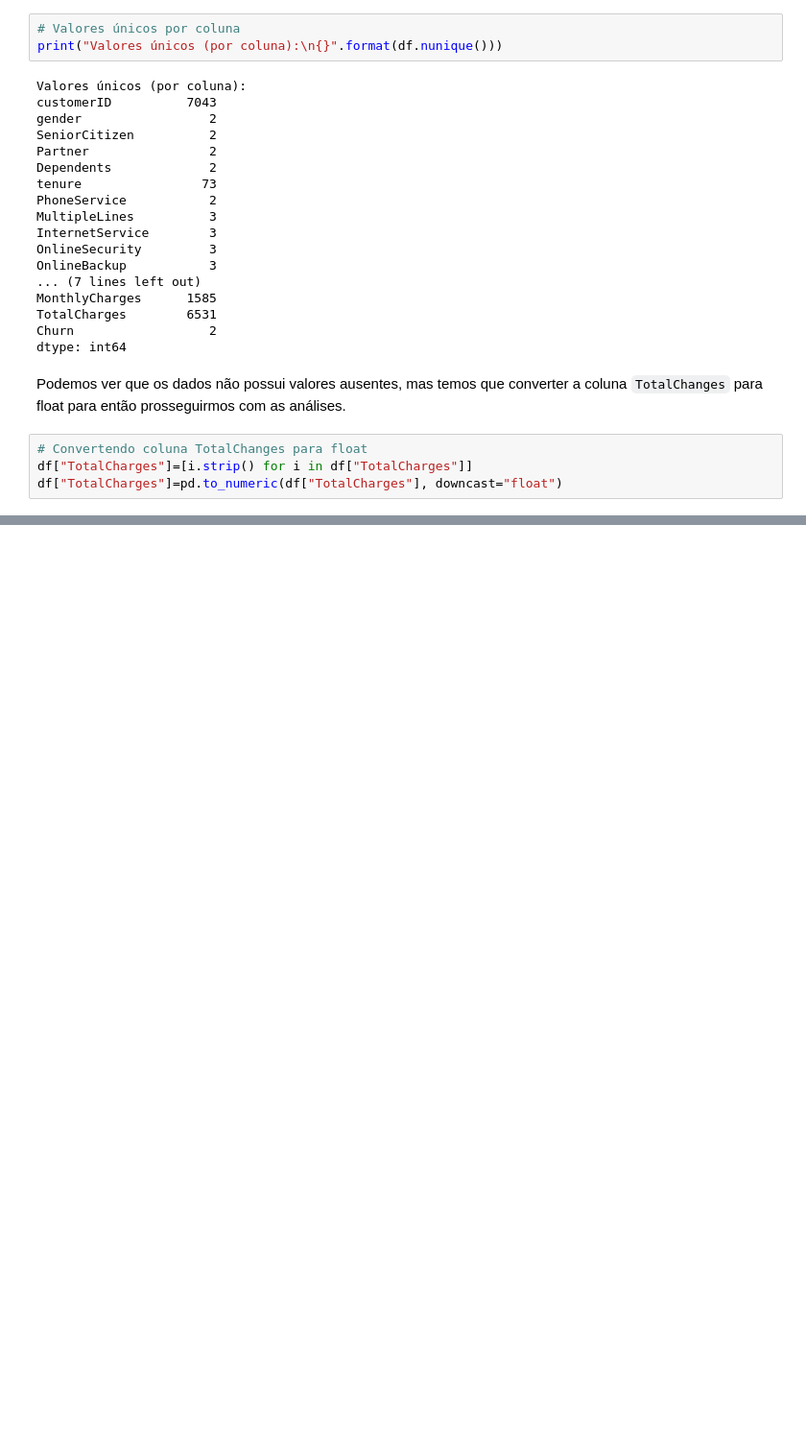
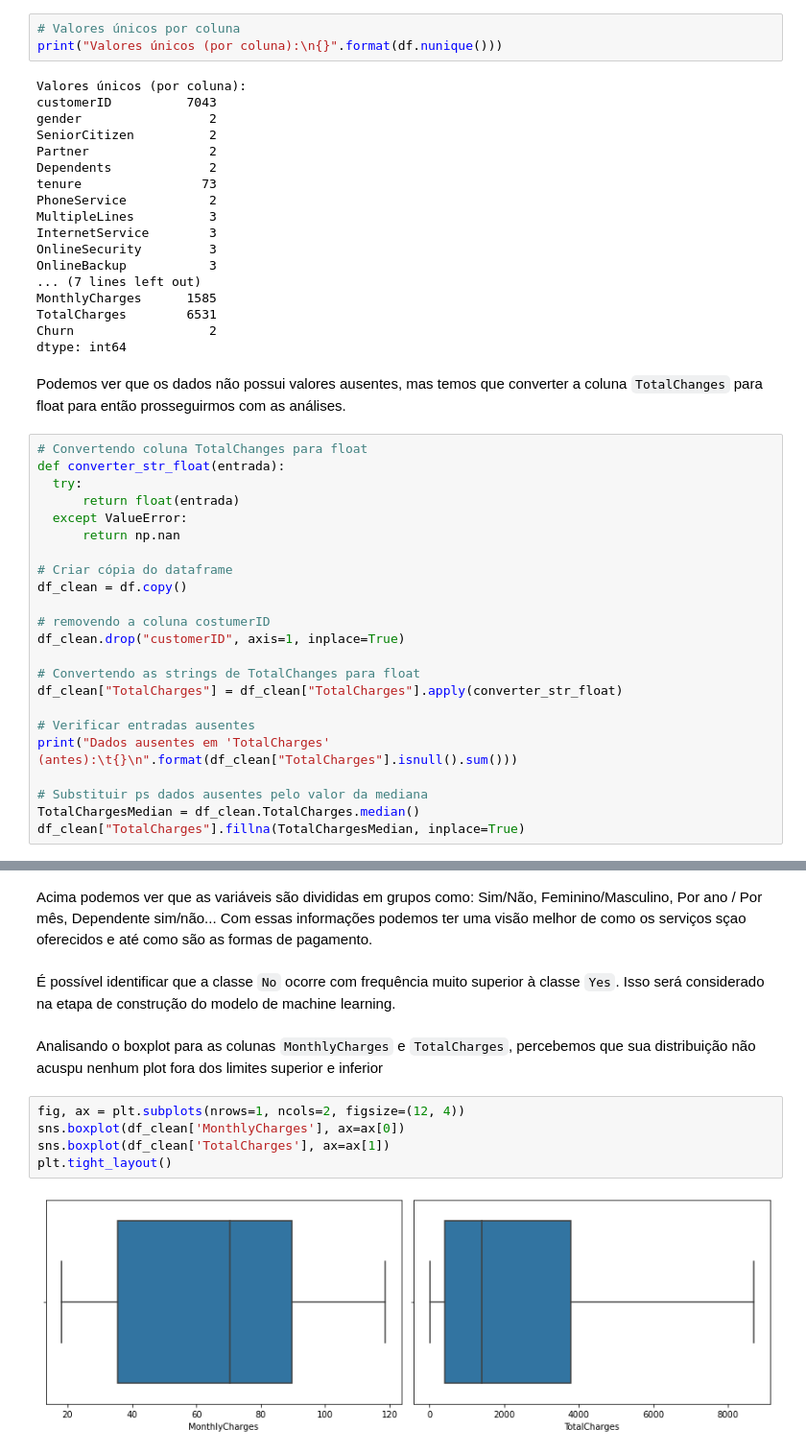
Before and after one commit to marcos-code/Portfolio_DataScience, a Jupyter notebook: Churn.ipynb, the cells around one changed output, grey strips where cells are left out. Shown at 96% size. Saved outputs shown, nothing was run; the diff lists cells and outputs as text; blank space fills up the shorter version.

```diff
--- a/Churn.ipynb
+++ b/Churn.ipynb
@@ -139,7 +139,26 @@ Churn                  2
 dtype: int64
 # %% [markdown]
 Podemos ver que os dados não possui valores ausentes, mas temos que converter a coluna `TotalChanges` para float para então prosseguirmos com as análises.
-# %%
-# Convertendo coluna TotalChanges para float
-df["TotalCharges"]=[i.strip() for i in df["TotalCharges"]]
-df["TotalCharges"]=pd.to_numeric(df["TotalCharges"], downcast="float")
+# %%
+# Convertendo coluna TotalChanges para float
+def converter_str_float(entrada):
+  try:
+      return float(entrada)
+  except ValueError:
+      return np.nan
+
+# Criar cópia do dataframe
+df_clean = df.copy()
+
+# removendo a coluna costumerID
+df_clean.drop("customerID", axis=1, inplace=True)
+
+# Convertendo as strings de TotalChanges para float
+df_clean["TotalCharges"] = df_clean["TotalCharges"].apply(converter_str_float)
+
+# Verificar entradas ausentes
+print("Dados ausentes em 'TotalCharges' (antes):\t{}\n".format(df_clean["TotalCharges"].isnull().sum()))
+
+# Substituir ps dados ausentes pelo valor da mediana
+TotalChargesMedian = df_clean.TotalCharges.median()
+df_clean["TotalCharges"].fillna(TotalChargesMedian, inplace=True)
@@ -166,0 +247,15 @@ dtype: int64
+# %% [markdown]
+Acima podemos ver que as variáveis são divididas em grupos como:
+Sim/Não, Feminino/Masculino, Por ano / Por mês, Dependente sim/não...
+Com essas informações podemos ter uma visão melhor de como os serviços sçao oferecidos e até como são as formas de pagamento.
+# %% [markdown]
+É possível identificar que a classe `No` ocorre com frequência muito superior à classe `Yes`. Isso será considerado na etapa de construção do modelo de machine learning.
+# %% [markdown]
+Analisando o boxplot para as colunas `MonthlyCharges` e `TotalCharges`, percebemos que sua distribuição não acuspu nenhum plot fora dos limites superior e inferior
+# %%
+fig, ax = plt.subplots(nrows=1, ncols=2, figsize=(12, 4))
+sns.boxplot(df_clean['MonthlyCharges'], ax=ax[0])
+sns.boxplot(df_clean['TotalCharges'], ax=ax[1])
+plt.tight_layout()
+# %% [output]
+[figure, added]
```
Also changed, not shown: parts of 27 cells of this notebook.
